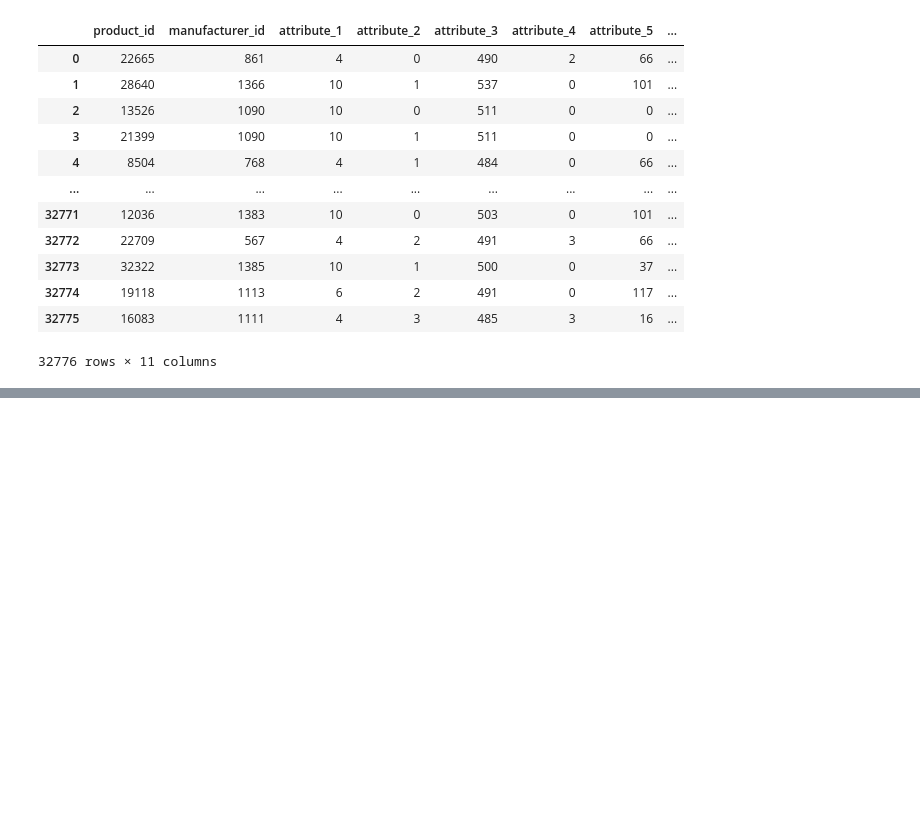
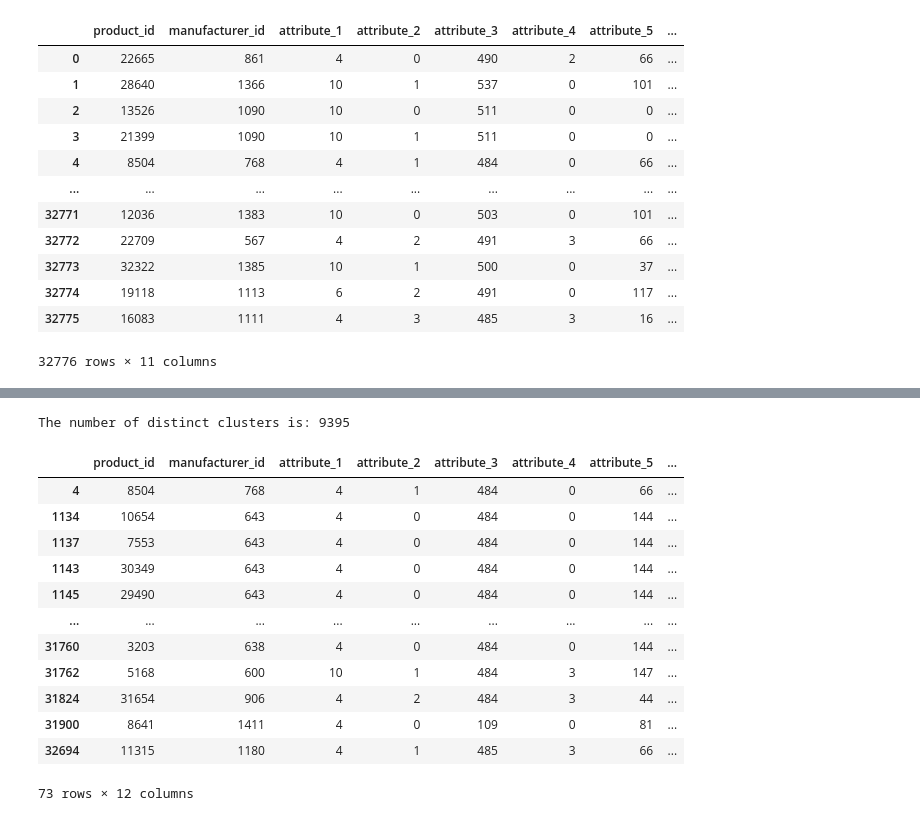
Before and after one commit to anildervis/YZV311_2425_150210307_150220344, a Jupyter notebook: product.ipynb, the cells around one changed output, grey strips where cells are left out. Saved outputs shown, nothing was run; the diff lists cells and outputs as text; code cells hidden in the pictures; blank space fills up the shorter version.

```diff
--- a/product.ipynb
+++ b/product.ipynb
@@ -282,3 +282,6 @@ display(product_catalog)
 | 32774 | 19118 | 1113 | 6 | 2 | 491 | 0 | 117 | ... |
 | 32775 | 16083 | 1111 | 4 | 3 | 485 | 3 | 16 | ... |
 32776 rows × 11 columns
+# %%
+dbscan_model = DBSCAN(rate=0.7, min_samples=1)
+dbscan_model.fit(product_catalog['categories'])
@@ -285 +324,23 @@ display(product_catalog)
+# %%
+num_clusters = product_catalog['cluster'].nunique()
+print(f'The number of distinct clusters is: {num_clusters}')
+# %% [output]
+The number of distinct clusters is: 9395
+# %%
+cluster_1_elements = product_catalog[product_catalog['cluster'] == 3]
+display(cluster_1_elements)
+# %% [output]
+|  | product_id | manufacturer_id | attribute_1 | attribute_2 | attribute_3 | attribute_4 | attribute_5 | ... |
+| 4 | 8504 | 768 | 4 | 1 | 484 | 0 | 66 | ... |
+| 1134 | 10654 | 643 | 4 | 0 | 484 | 0 | 144 | ... |
+| 1137 | 7553 | 643 | 4 | 0 | 484 | 0 | 144 | ... |
+| 1143 | 30349 | 643 | 4 | 0 | 484 | 0 | 144 | ... |
+| 1145 | 29490 | 643 | 4 | 0 | 484 | 0 | 144 | ... |
+| ... | ... | ... | ... | ... | ... | ... | ... | ... |
+| 31760 | 3203 | 638 | 4 | 0 | 484 | 0 | 144 | ... |
+| 31762 | 5168 | 600 | 10 | 1 | 484 | 3 | 147 | ... |
+| 31824 | 31654 | 906 | 4 | 2 | 484 | 3 | 44 | ... |
+| 31900 | 8641 | 1411 | 4 | 0 | 109 | 0 | 81 | ... |
+| 32694 | 11315 | 1180 | 4 | 1 | 485 | 3 | 66 | ... |
+73 rows × 12 columns
 # %%
```
Also changed, not shown: parts of 21 cells of this notebook.
